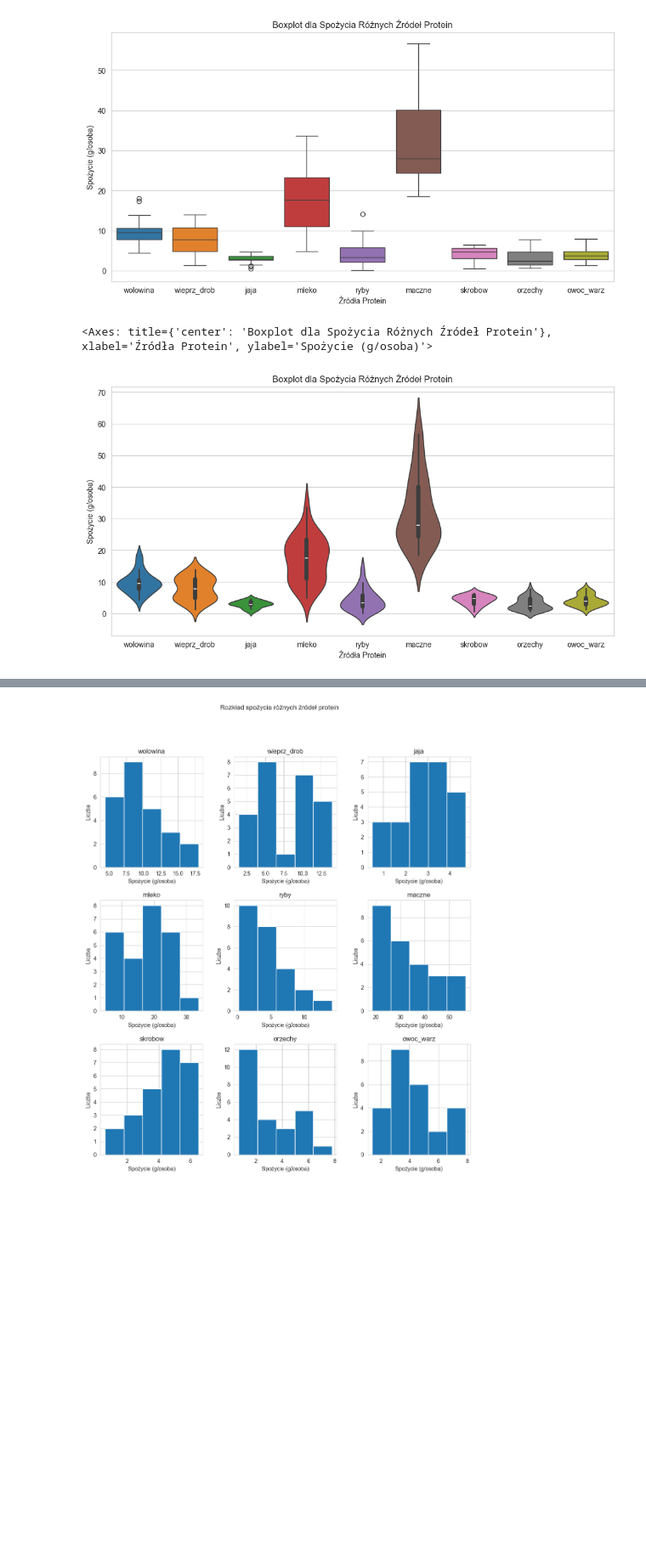
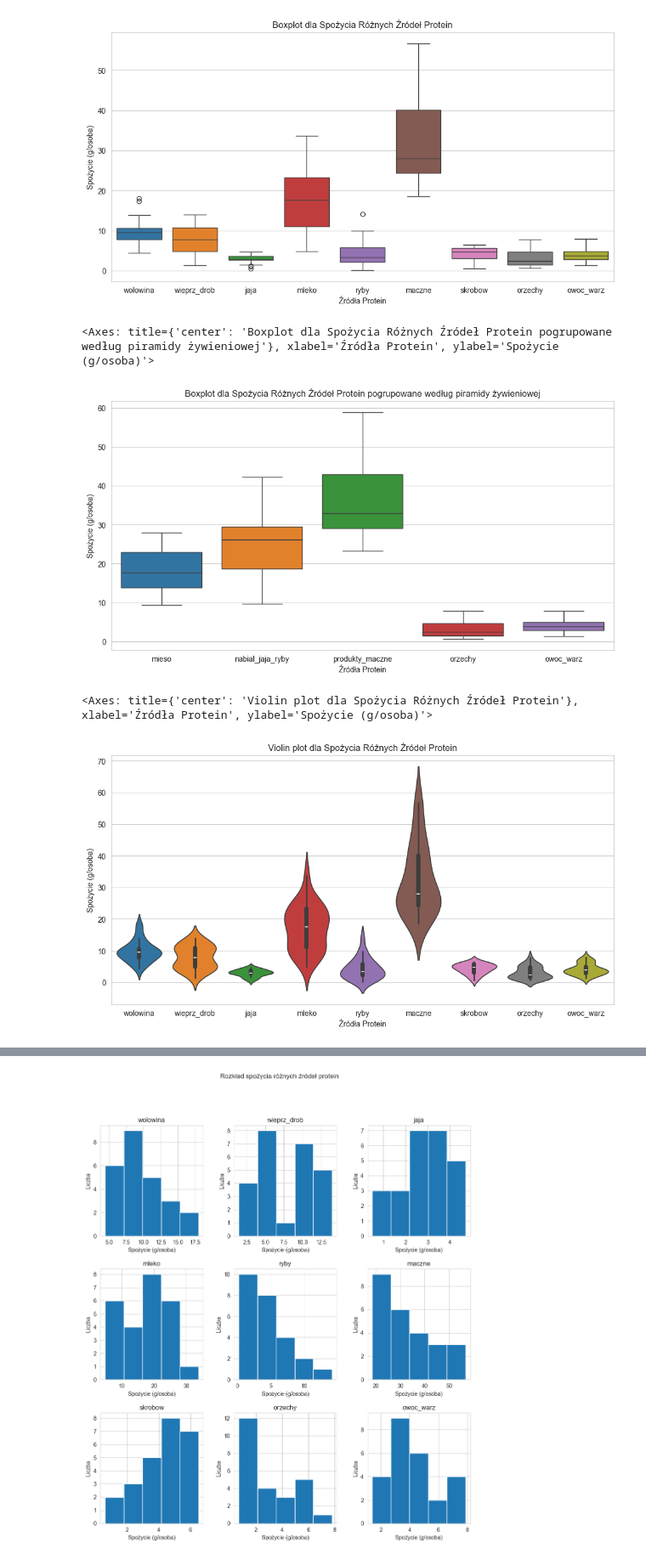
Before and after one commit to dzebrowskii/Protein_analysis, a Jupyter notebook: protein_analysis.ipynb, the cells around one changed output, grey strips where cells are left out. Shown at 85% size. Saved outputs shown, nothing was run; the diff lists cells and outputs as text; code cells hidden in the pictures; blank space fills up the shorter version.

```diff
--- a/protein_analysis.ipynb
+++ b/protein_analysis.ipynb
@@ -148,0 +215,4 @@ owoc_warz    0.084410  0.374970   1.000000
+# %%
+mieso = df[['wolowina','wieprz_drob']]
+nabial_jaja_ryby = df[['mleko','jaja','ryby']]
+produkty_maczne = df[['maczne','skrobow']]
@@ -148,0 +267,3 @@ owoc_warz    0.084410  0.374970   1.000000
+# %%
+df_grouped_all = pd.DataFrame({'mieso': mieso.sum(axis=1), 'nabial_jaja_ryby': nabial_jaja_ryby.sum(axis=1), 'produkty_maczne': produkty_maczne.sum(axis=1),'orzechy': df['orzechy'], 'owoc_warz': df['owoc_warz']})
+print(df_grouped_all.describe())
@@ -158,12 +325,22 @@ sns.boxplot(data = df)
 # %% [output]
 <Axes: title={'center': 'Boxplot dla Spożycia Różnych Źródeł Protein'}, xlabel='Źródła Protein', ylabel='Spożycie (g/osoba)'>
 [figure]
+# %%
+sns.set_style("whitegrid")
+plt.figure(figsize=(12, 6))
+plt.title('Boxplot dla Spożycia Różnych Źródeł Protein pogrupowane według piramidy żywieniowej')
+plt.xlabel('Źródła Protein')
+plt.ylabel('Spożycie (g/osoba)')
+sns.boxplot(data = df_grouped_all)
+# %% [output]
+<Axes: title={'center': 'Boxplot dla Spożycia Różnych Źródeł Protein pogrupowane według piramidy żywieniowej'}, xlabel='Źródła Protein', ylabel='Spożycie (g/osoba)'>
+[figure, added]
 # %%
 plt.figure(figsize=(12, 6))
-plt.title('Boxplot dla Spożycia Różnych Źródeł Protein')
+plt.title('Violin plot dla Spożycia Różnych Źródeł Protein')
 plt.xlabel('Źródła Protein')
 plt.ylabel('Spożycie (g/osoba)')
 sns.violinplot(data = df)
 # %% [output]
-<Axes: title={'center': 'Boxplot dla Spożycia Różnych Źródeł Protein'}, xlabel='Źródła Protein', ylabel='Spożycie (g/osoba)'>
+<Axes: title={'center': 'Violin plot dla Spożycia Różnych Źródeł Protein'}, xlabel='Źródła Protein', ylabel='Spożycie (g/osoba)'>
 [figure]
```
Also changed, not shown: parts of 22 cells of this notebook, 1 other file.
